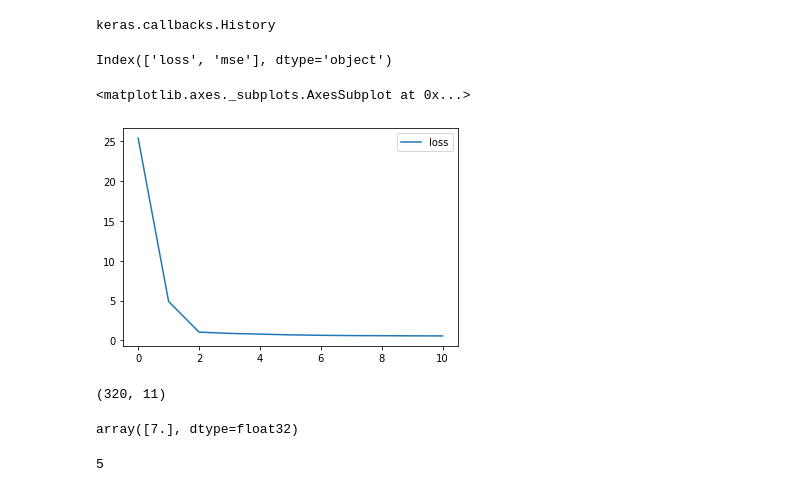
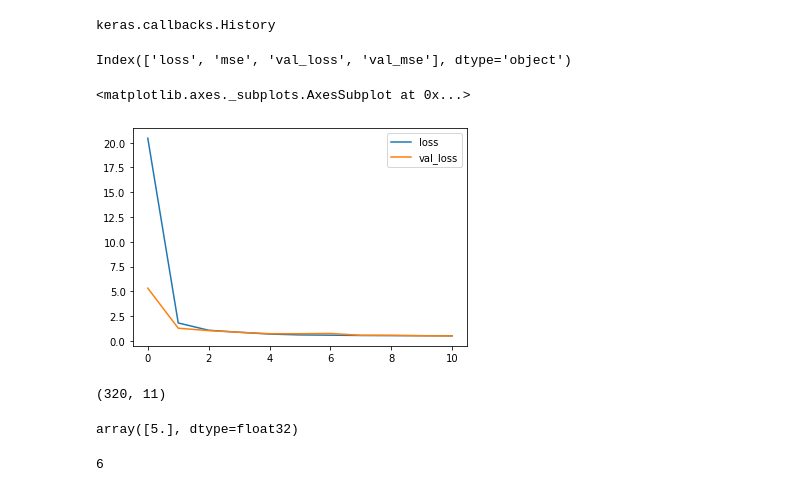
Before and after one commit to JSJeong-me/Machine_Learning, a Jupyter notebook: ML/6_0811-iro-keras-wine.ipynb, the cells around one changed output. Cells and saved outputs as stored; diff of their text form; code cells hidden in the pictures.

```diff
--- a/ML/6_0811-iro-keras-wine.ipynb
+++ b/ML/6_0811-iro-keras-wine.ipynb
@@ -112,4 +209,4 @@ model.summary()
 # %%
-history = model.fit(s_X_train, y_train, batch_size=32, epochs=50)
+history = model.fit(s_X_train, y_train, validation_data = (s_X_test, y_test), batch_size=32, epochs=50)
 # %% [output]
 Epoch 1/50
@@ -140,12 +237,12 @@ df_history = pd.DataFrame(history.history)
 # %%
 df_history.columns
 # %% [output]
-Index(['loss', 'mse'], dtype='object')
+Index(['loss', 'mse', 'val_loss', 'val_mse'], dtype='object')
 # %%
-df_history.loc[0:10,['loss']].plot()
+df_history.loc[0:10,['loss', 'val_loss']].plot()
 # %% [output]
 <matplotlib.axes._subplots.AxesSubplot at 0x...>
-[figure, old version]
+[figure, new version]
 # %%
 s_X_test.shape
 # %% [output]
@@ -153,14 +250,14 @@ s_X_test.shape
 # %%
 y_pred = model.predict(s_X_test)
 # %%
-y_pred[10].round()
+y_pred[0].round()
 # %% [output]
-array([7.], dtype=float32)
+array([5.], dtype=float32)
 # %%
 arr_y_test = y_test.values
 # %%
-arr_y_test[7]
+arr_y_test[0]
 # %% [output]
-5
+6
 # %%
 type(y_test)
```
Also changed, not shown: parts of 15 cells of this notebook.
